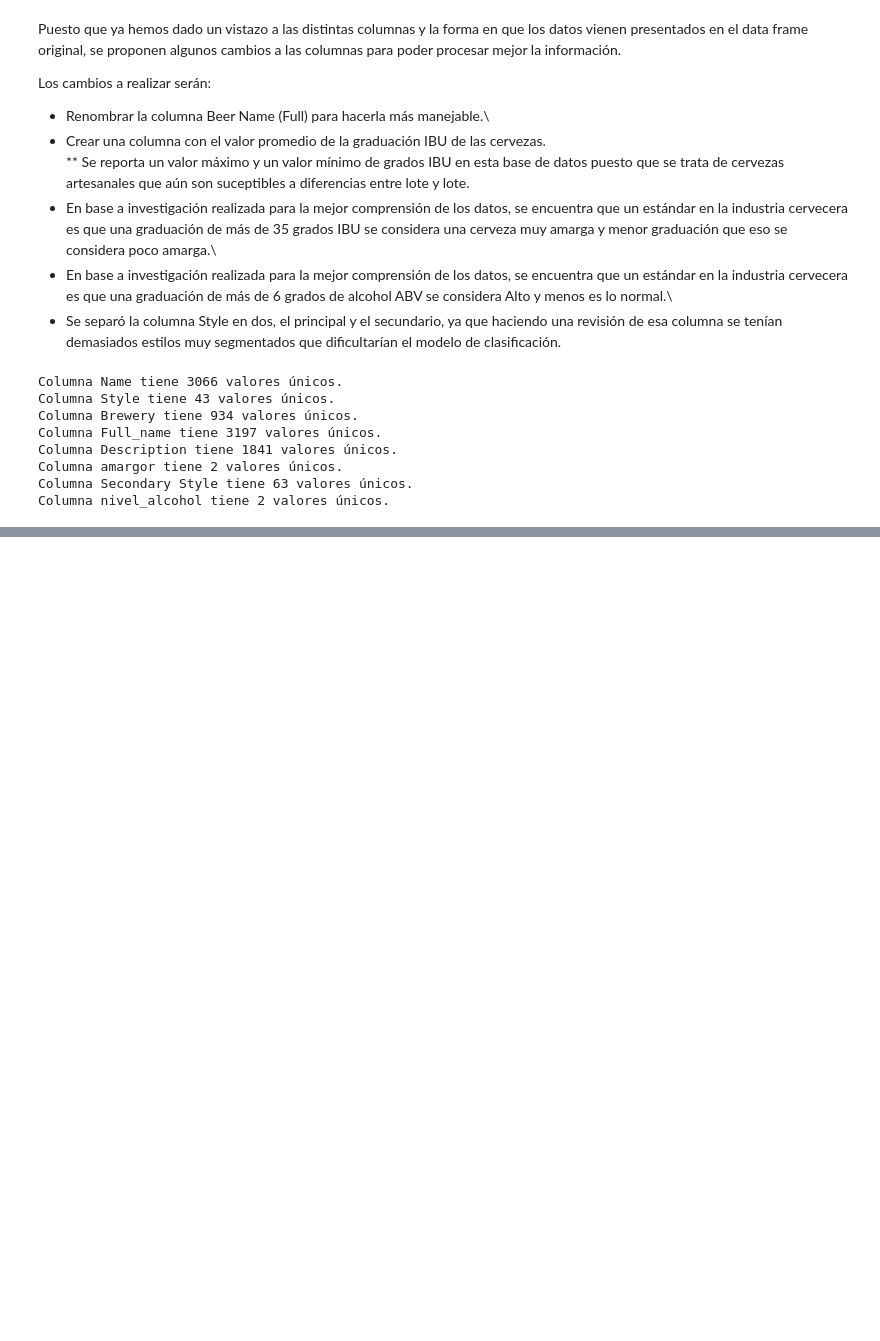
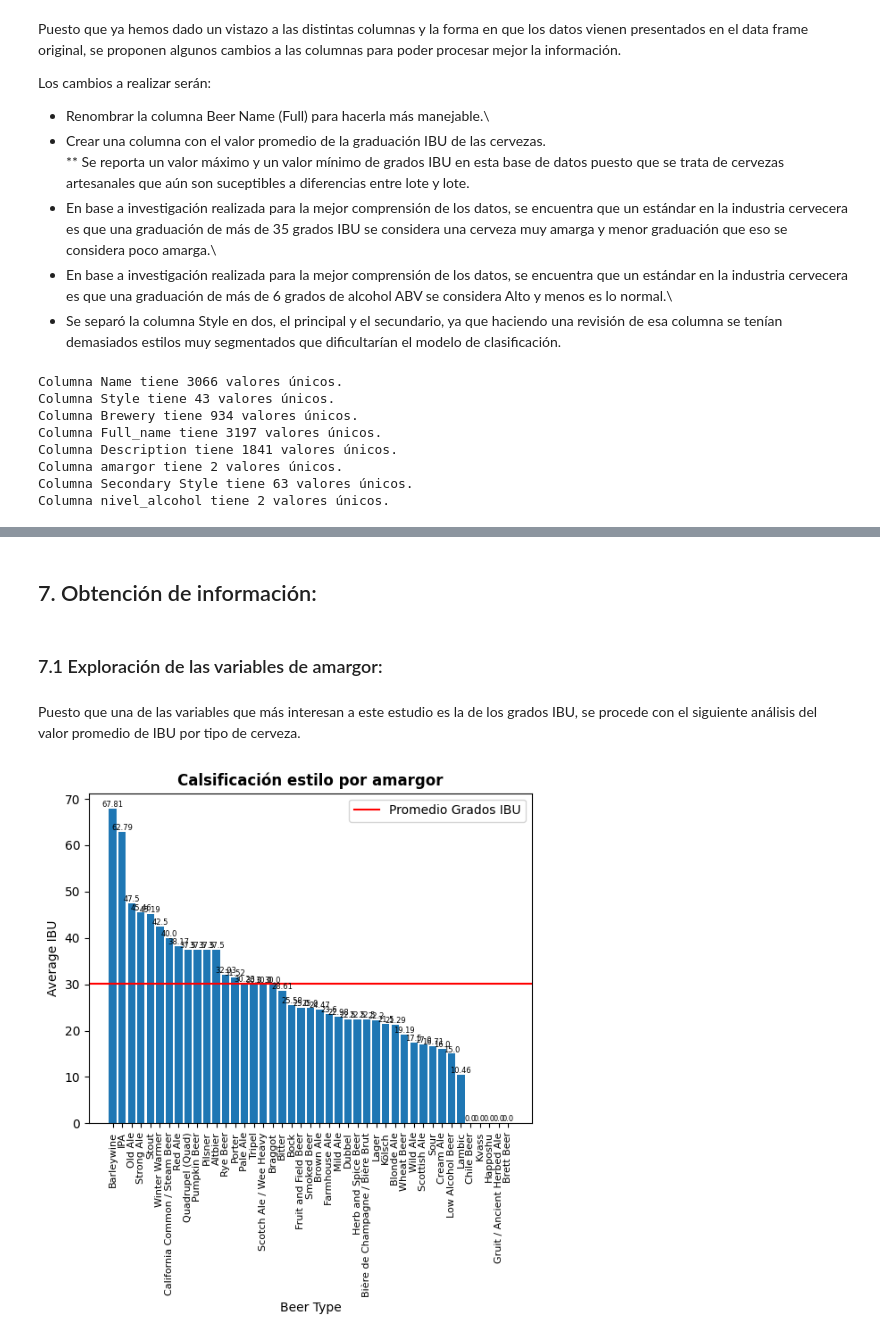
Before and after one commit to JMRRT1992/Coderhouse, a Jupyter notebook: Proyecto/Entrega 10/Desafio_AlgoritmoML_MVP_ReyesRetanaT.ipynb, the cells around one changed output, grey strips where cells are left out. Drawn from its saved outputs; the diff is of its cells as text; code cells hidden in the pictures; blank space fills up the shorter version.

```diff
--- a/Proyecto/Entrega 10/Desafio_AlgoritmoML_MVP_ReyesRetanaT.ipynb
+++ b/Proyecto/Entrega 10/Desafio_AlgoritmoML_MVP_ReyesRetanaT.ipynb
@@ -277,0 +361,9 @@ Vemos como pasamos de 111 estilos distintos a solo 43, así como la clasificaci
+# %%
+# Calculamos el valor promedio de los Grados IBU y ABV y de calificaciones por cerveza.
+Prom_IBU = wrk_df["IBU_Promedio"].mean()
+Prom_ABV = wrk_df["ABV"].mean()
+prom_no_calif = wrk_df["number_of_reviews"].mean()
+
+print(f"El valor promedio de graduación IBU en la muestra es de: {Prom_IBU : .2f}°.")
+print(f"El valor promedio de graduación IBU en la muestra es de: {Prom_ABV : .2f}°.")
+print(f"Cada cerveza fue calificada {prom_no_calif : .0f} veces en promedio.")
@@ -277,0 +405,46 @@ Vemos como pasamos de 111 estilos distintos a solo 43, así como la clasificaci
+# %% [markdown]
+## 7. Obtención de información:
+# %% [markdown]
+### 7.1 Exploración de las variables de amargor:
+# %% [markdown]
+Puesto que una de las variables que más interesan a este estudio es la de los grados IBU, se procede con el siguiente análisis del valor promedio de IBU por tipo de cerveza.
+# %%
+# Se hace un gráfico de barras:
+# Calculamos el valor promedio de IBU por estilo de cerveza y lo ordenamos de manera descendente:
+IBU_Prom_Est = wrk_df.groupby('Style')['IBU_Promedio'].mean()
+IBU_Prom_Est = IBU_Prom_Est.sort_values(ascending=False)
+
+# Creamos la figura:
+IBU1, ax = plt.subplots()
+
+# Graficamos las barras:
+barras = ax.bar(IBU_Prom_Est.index, IBU_Prom_Est.values)
+
+# Agregamos el valor a cada barra:
+for barra in barras:
+    height = barra.get_height()
+    ax.text(barra.get_x() + barra.get_width() / 2, height,
+            round(height, 2), ha='center', va='bottom', fontsize=6)
+
+# Agregamos la línea de Promedio de grados IBU:
+ax.axhline(Prom_IBU, color='red', label='Promedio Grados IBU')
+
+# Identiicamos el eje X:
+ax.set_xlabel('Beer Type')
+
+# Modificamos las etiquetas del eje X:
+ax.set_xticklabels(IBU_Prom_Est.index, fontsize = 8, rotation = 90)
+
+# Identiicamos el eje Y:
+ax.set_ylabel('Average IBU')
+
+# Ponemos el título:
+ax.set_title('Calsificación estilo por amargor')
+
+# Agregamos la leyenda:
+ax.legend()
+
+# Se muestra el gráfico:
+plt.show()
+# %% [output]
+[figure, added]
```
Also changed, not shown: parts of 29 cells of this notebook.
